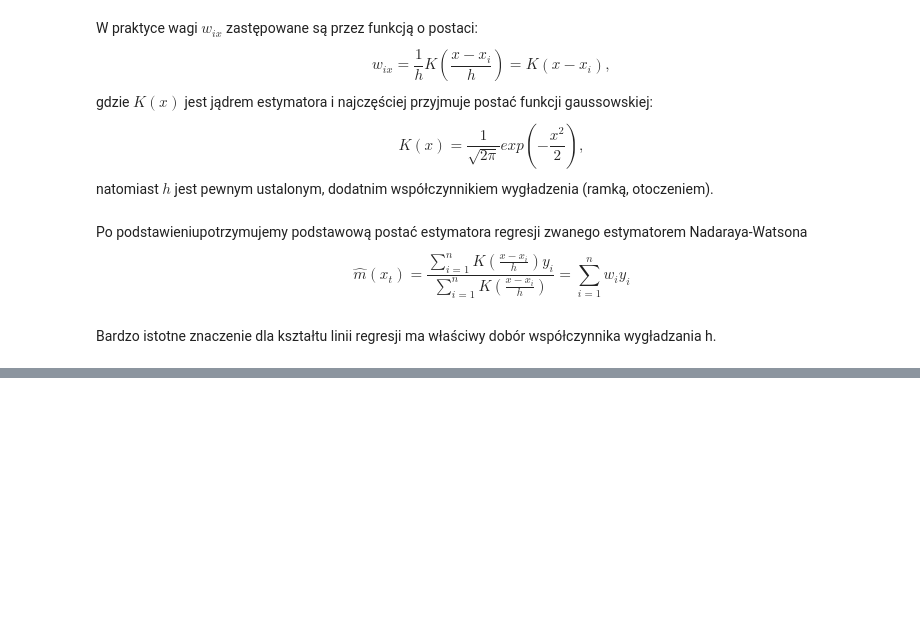
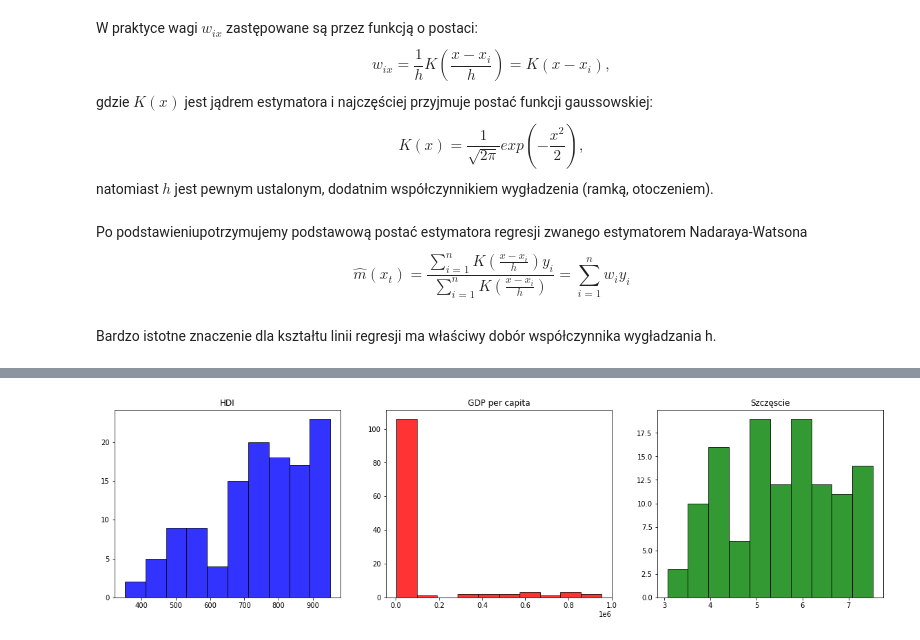
Before and after one commit to ulaniuk/mpsic, a Jupyter notebook: kernel-regression/kernel-regression.ipynb, the cells around one changed output, grey strips where cells are left out. Cells and saved outputs as stored; diff of their text form; code cells hidden in the pictures; blank space fills up the shorter version.

Commit message:
Data analysis

```diff
--- a/kernel-regression/kernel-regression.ipynb
+++ b/kernel-regression/kernel-regression.ipynb
@@ -272,0 +64,9 @@ E(X |Y = y), jesli Y ma wpływ na wartość X to Y ma wply na średnią wartośc
+# %%
+data = pd.read_csv('data2/HappinessAlcoholConsumption.csv')
+
+data = data[['HDI', 'GDP_PerCapita', 'Beer_PerCapita', 'Spirit_PerCapita', 'Wine_PerCapita', 'HappinessScore']]
+data['GDP_PerCapita'] = data['GDP_PerCapita'].apply(lambda x: x*1000)
+data = data[data['GDP_PerCapita'] < 200000]
+# %%
+import matplotlib
+matplotlib.rcParams['figure.figsize'] = [20, 5]
@@ -272,0 +93,16 @@ E(X |Y = y), jesli Y ma wpływ na wartość X to Y ma wply na średnią wartośc
+# %%
+fig, axs = plt.subplots(1, 3)
+
+axs[0].hist(data['HDI'], color='blue', edgecolor='k', alpha=0.8)
+axs[0].set_title('HDI')
+axs[0].grid(False)
+
+axs[1].hist(data['GDP_PerCapita'], color='red', edgecolor='k', alpha=0.8)
+axs[1].set_title('GDP per capita')
+axs[1].grid(False)
+
+axs[2].hist(data['HappinessScore'], color='green', edgecolor='k', alpha=0.8)
+axs[2].set_title('Szczęscie')
+axs[2].grid(False)
+# %% [output]
+[figure, added]
```
Also changed, not shown: parts of 53 cells of this notebook.
